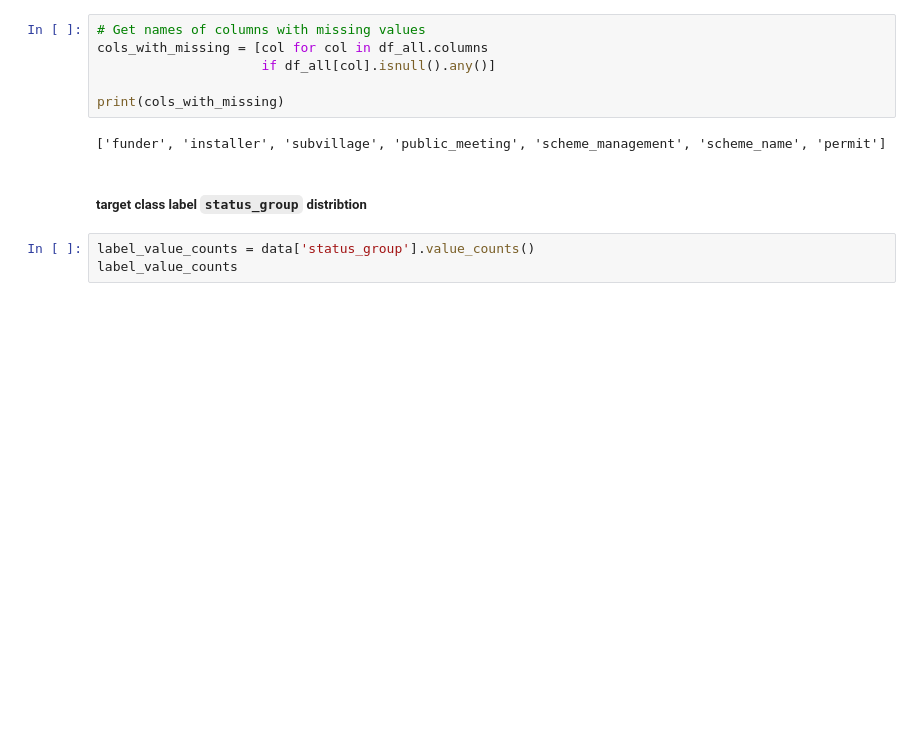
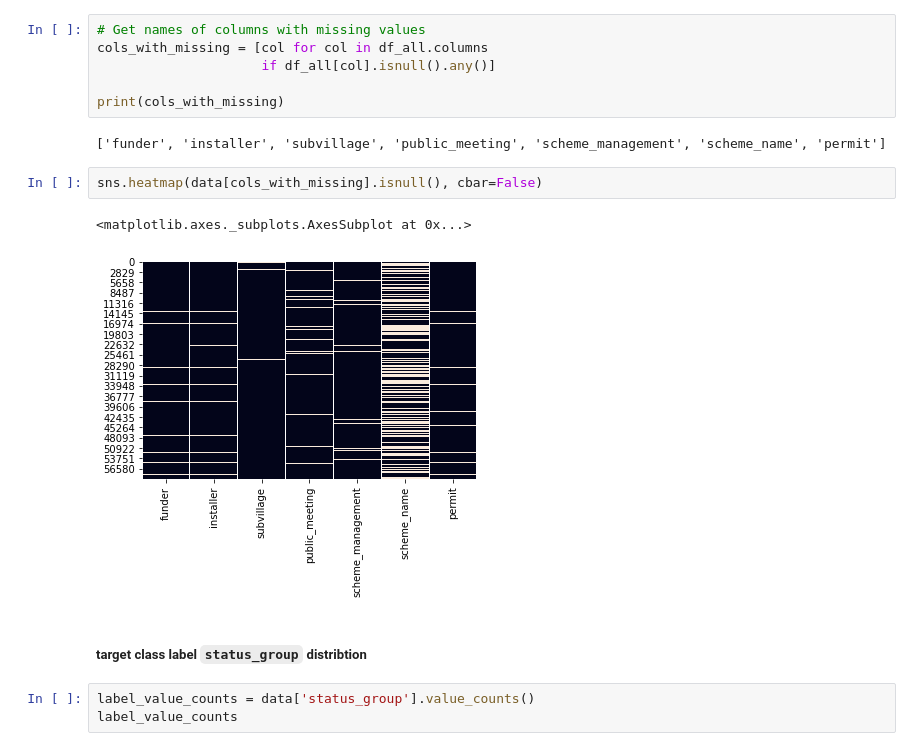
Before and after one commit to kavindaperera/pump-it-up-170446l, a Jupyter notebook: pump-it-up-notebook-xgboost.ipynb, the cells around one changed output. Cells and saved outputs as stored; diff of their text form; blank space fills up the shorter version.

```diff
--- a/pump-it-up-notebook-xgboost.ipynb
+++ b/pump-it-up-notebook-xgboost.ipynb
@@ -130,6 +130,11 @@ cols_with_missing = [col for col in df_all.columns
 print(cols_with_missing)
 # %% [output]
 ['funder', 'installer', 'subvillage', 'public_meeting', 'scheme_management', 'scheme_name', 'permit']
+# %%
+sns.heatmap(data[cols_with_missing].isnull(), cbar=False)
+# %% [output]
+<matplotlib.axes._subplots.AxesSubplot at 0x...>
+[figure, added]
 # %% [markdown]
 #####  target class label `status_group` distribtion
 # %%
```
Also changed, not shown: parts of 29 cells of this notebook.
